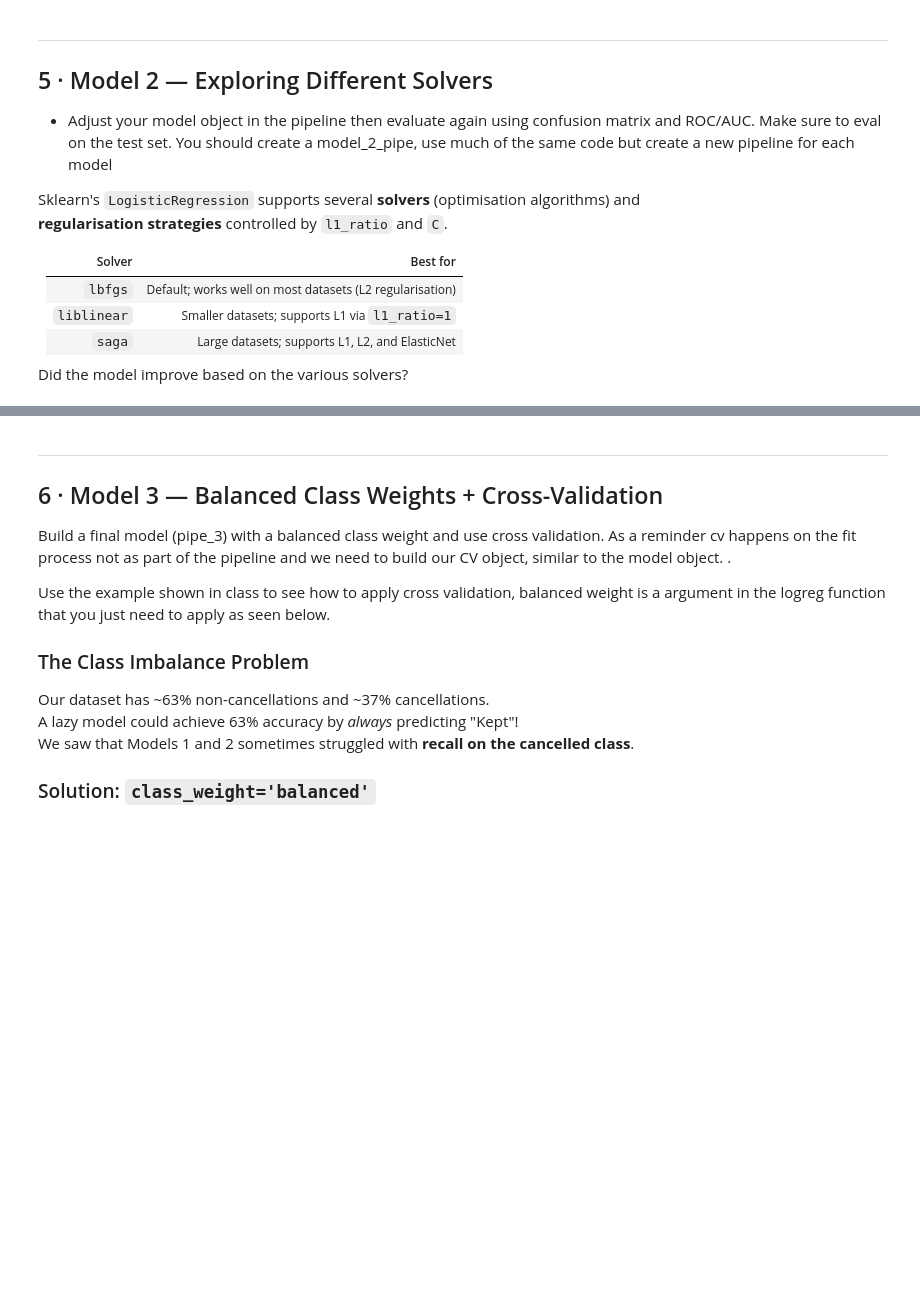
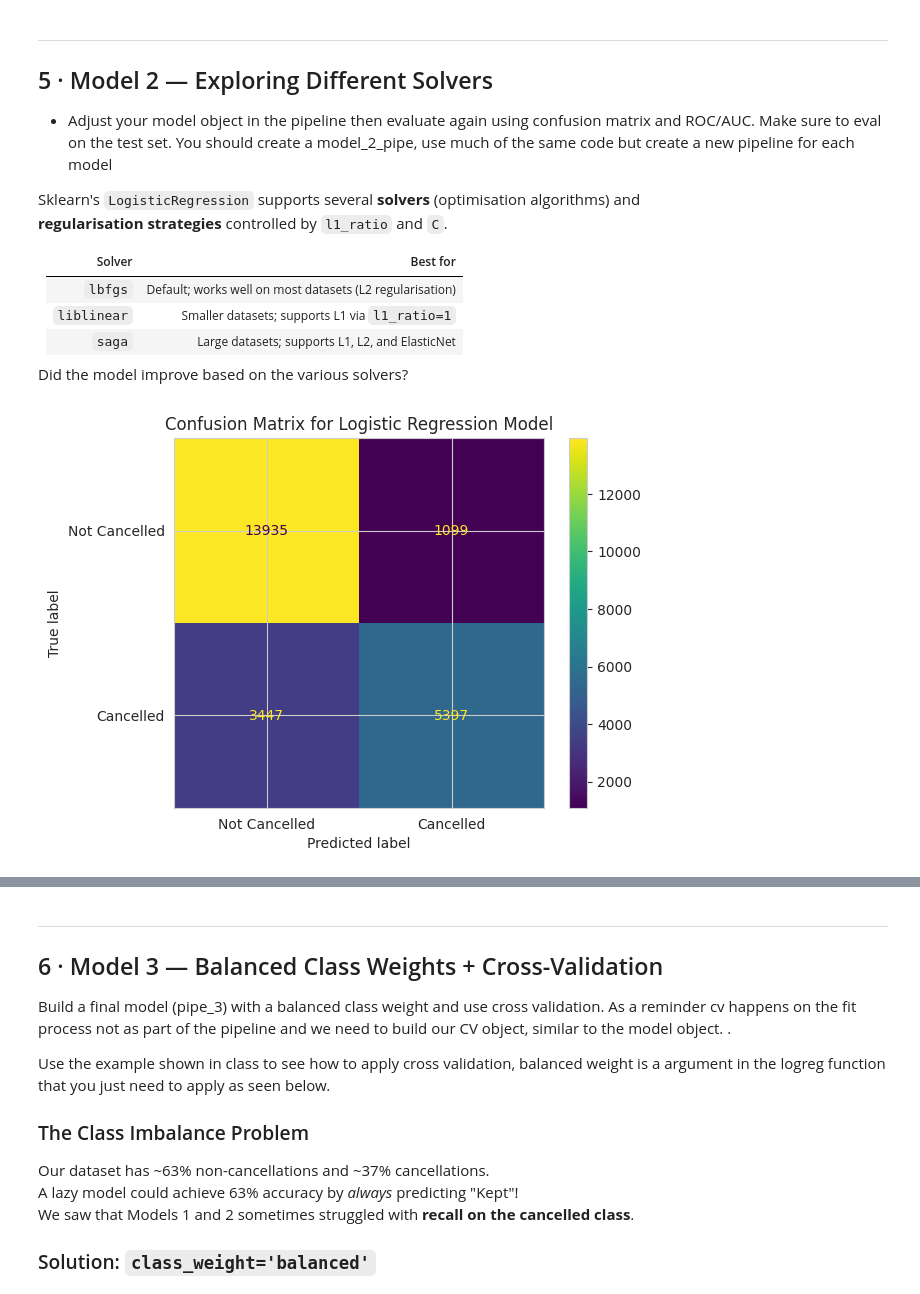
Before and after one commit to natalie-s11/Logistic_Regression, a Jupyter notebook: hotel_cancellation_lab.ipynb, the cells around one changed output, grey strips where cells are left out. Saved outputs shown, nothing was run; the diff lists cells and outputs as text; code cells hidden in the pictures; blank space fills up the shorter version.

```diff
--- a/hotel_cancellation_lab.ipynb
+++ b/hotel_cancellation_lab.ipynb
@@ -296,3 +311,23 @@ Sklearn's `LogisticRegression` supports several **solvers** (optimisation algori
 
 
 Did the model improve based on the various solvers?
+# %%
+pipeline2 = Pipeline(steps=[
+    ('prep', X_raw),
+    ('model', LogisticRegression(max_iter=2000, solver='saga', penalty = 'l1', C=1.0, random_state=42))
+])
+
+
+# Fit data into pipeline
+pipeline2.fit(X_train, y_train)
+
+# predict
+y_pred_2 = pipeline2.predict(X_test)
+# %%
+confusion_matrix2 = confusion_matrix(y_test, y_pred_2)
+disp2 = ConfusionMatrixDisplay(confusion_matrix=confusion_matrix2, display_labels=['Not Cancelled', 'Cancelled'])
+disp2.plot()
+plt.title('Confusion Matrix for Logistic Regression Model')
+plt.show()
+# %% [output]
+[figure, added]
```
Also changed, not shown: parts of 5 cells of this notebook.
